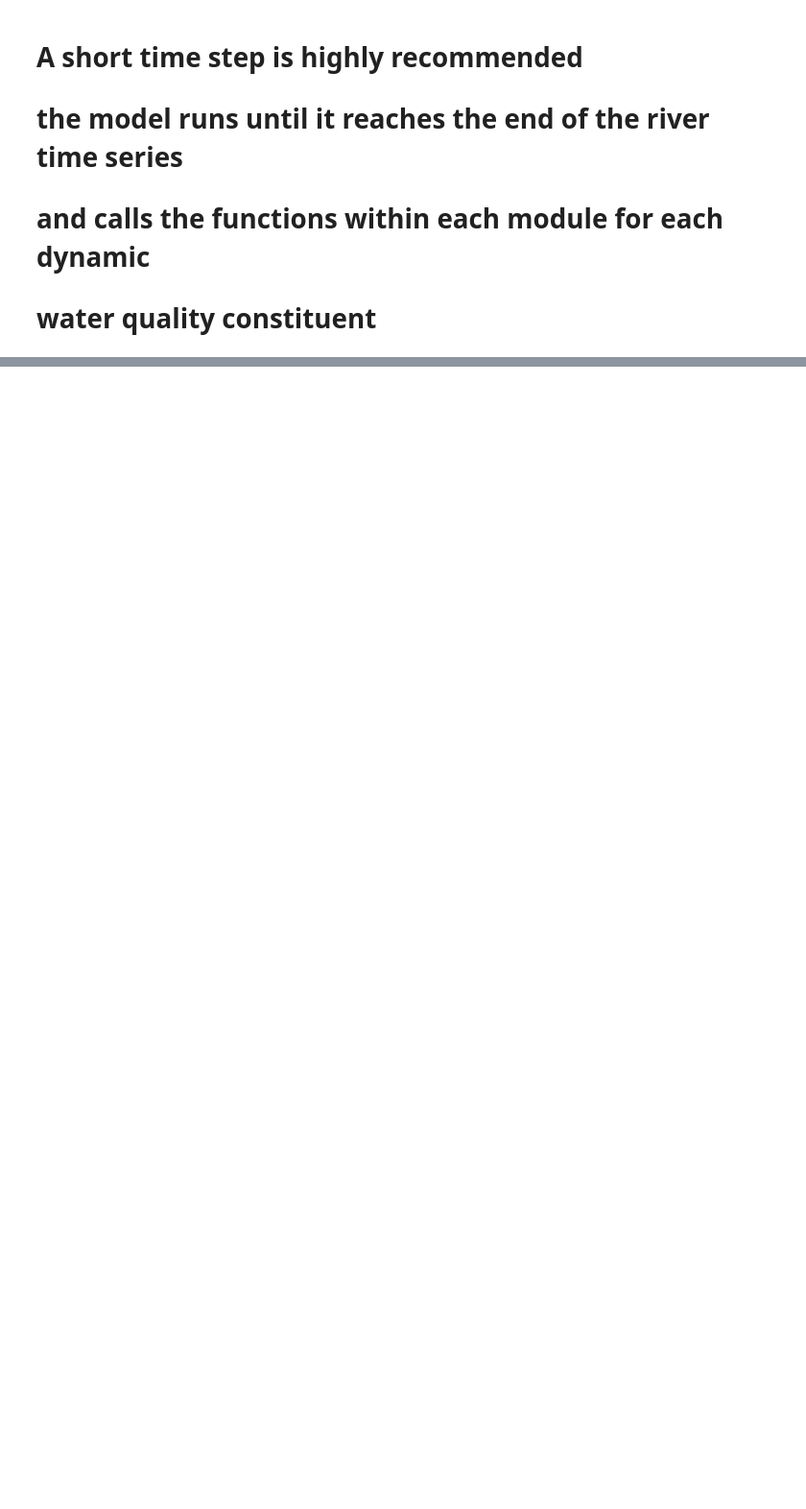
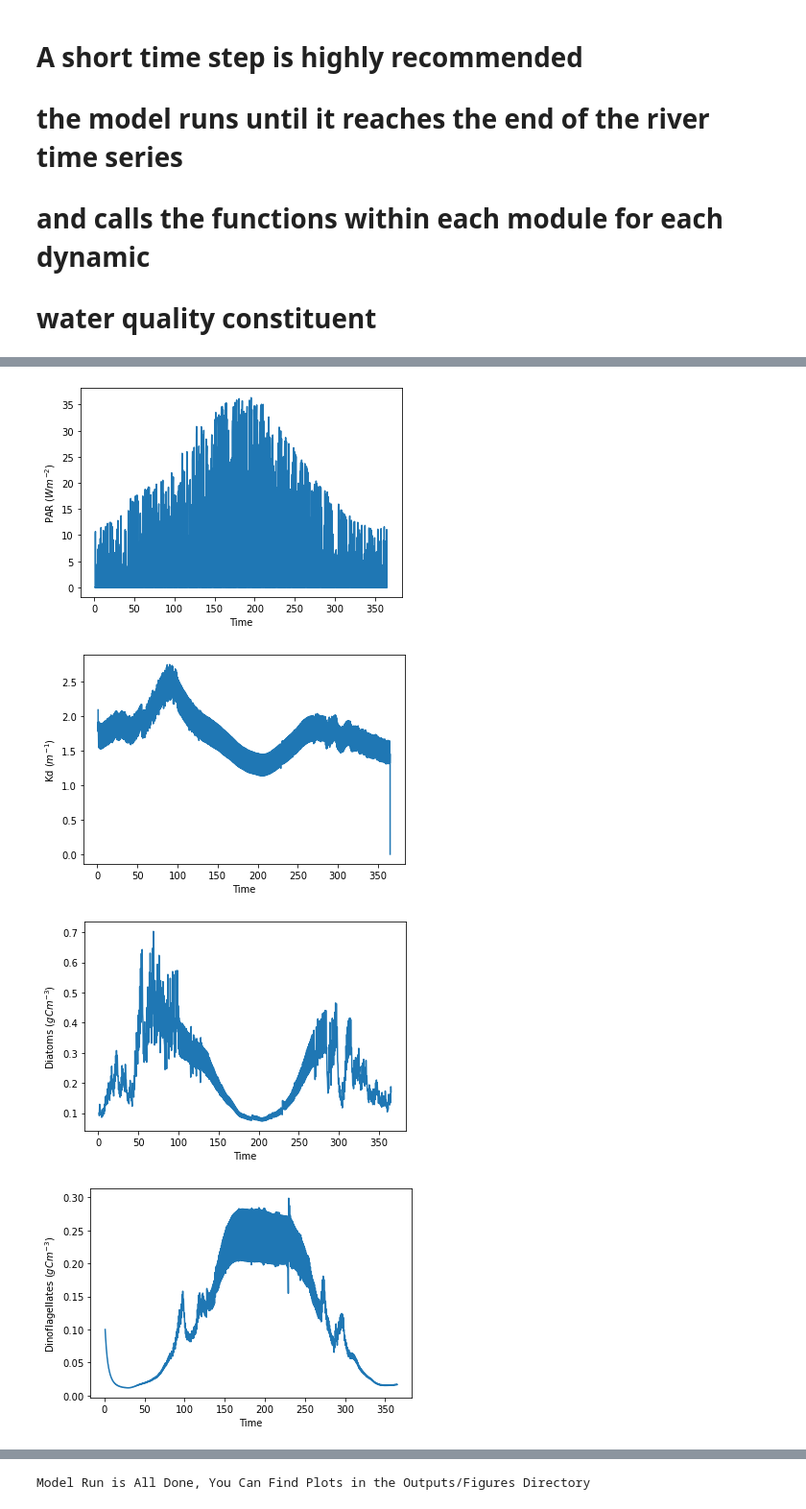
Before and after one commit to bclark805/pyICM, a Jupyter notebook: code/MAIN_NOTEBOOK.ipynb, the cells around one changed output, grey strips where cells are left out. Shown at 96% size. Cells and saved outputs as stored; diff of their text form; code cells hidden in the pictures; blank space fills up the shorter version.

Commit message:
Add files via upload
Uploaded main notebook with figures included and a time series comparison run for an example

```diff
--- a/code/MAIN_NOTEBOOK.ipynb
+++ b/code/MAIN_NOTEBOOK.ipynb
@@ -11,7 +11,7 @@ import sys
 # Find where we are on the computer and make sure it is the pyICM directory
 HomeDir = os.path.expanduser('~')  # get the home directory
 
-ICMDir = HomeDir + "/Desktop/pyICM"
+ICMDir = HomeDir + "/Desktop/pyICM-main"
 # Navigate to the home directory
 os.chdir(ICMDir)
 print('Moved to Directory',ICMDir)
@@ -483,62 +490,77 @@ Model run is complete, plotting some things now
 # plt.ylabel('$ISS (g m^{-3})$')
 # plt.savefig(FDir + '/ISS_ts.png')
 # plt.show()
+plt.plot(modtime/86400, PAR)
+plt.xlabel('Time')
+plt.ylabel('PAR $(W m^{-2})$')
+plt.savefig(FDir + '/' + StatName + 'PAR_calculated_ts.png')
+plt.show()
+
+# plt.plot(modtime/86400, Rrs)
+# plt.xlabel('Time')
+# plt.ylabel('Rrs $(sr^{-1})$')
+# plt.savefig(FDir + '/' + StatName + 'Rrs_calculated_ts.png')
+# plt.show()
 
 plt.plot(modtime/86400, KD_PAR)
 plt.xlabel('Time')
-plt.ylabel('$Kd (m^{-1})$')
-plt.savefig(FDir + '/KDPAR_ts.png')
+plt.ylabel('Kd $(m^{-1})$')
+plt.savefig(FDir + '/' + StatName + 'KD_PAR_calculated_ts.png')
 plt.show()
 
-plt.plot(modtime/86400, 90-SZA)
-plt.xlabel('Time')
-plt.ylabel('$SZA(degrees)$')
-plt.savefig(FDir + '/SZA_ts.png')
-plt.show()
+# plt.plot(modtime/86400, 90-SZA)
+# plt.xlabel('Time')
+# plt.ylabel('$SZA(degrees)$')
+# plt.savefig(FDir + '/SZA_ts.png')
+# plt.show()
 
 
 plt.plot(modtime/86400, B1)
 plt.xlabel('Time')
-plt.ylabel('$Diatomss (gC m^{-3})$')
-plt.savefig(FDir + '/Algae1_ts.png')
+plt.ylabel('Diatoms $(gC m^{-3})$')
+plt.savefig(FDir + '/' + StatName + 'Diatoms_calculated_ts.png')
 plt.show()
 
 plt.plot(modtime/86400, B2)
 plt.xlabel('Time')
-plt.ylabel('$Dinoflagellates (gC m^{-3})$')
-plt.savefig(FDir + '/Algae2_ts.png')
+plt.ylabel('Dinoflagellates $(gC m^{-3})$')
+plt.savefig(FDir + '/' + StatName + 'Dinoflagellates_calculated_ts.png')
 plt.show()
 
 
 plt.plot(modtime/86400, NH4)
 plt.xlabel('Time')
-plt.ylabel('$NH4 (gNm^{-3})$')
-plt.savefig(FDir + '/NH4_ts.png')
+plt.ylabel('NH4 (g N $m^{-3})$')
+plt.savefig(FDir + '/' + StatName + 'NH4_calculated_ts.png')
 plt.show()
 
 plt.plot(modtime/86400, NO3)
 plt.xlabel('Time')
-plt.ylabel('$NO3 (gNm^{-3})$')
-plt.savefig(FDir + '/NO3_ts.png')
+plt.ylabel('NO3 (g N $m^{-3})$')
+plt.savefig(FDir + '/' + StatName + 'NO3_calculated_ts.png')
 plt.show()
 
 plt.plot(modtime/86400, DO2)
 plt.xlabel('Time')
 plt.ylabel('$O2 (g m^{-3})$')
-plt.savefig(FDir + '/DO2_ts.png')
+plt.savefig(FDir + '/' + StatName + 'DissolvedOxygen_calculated_ts.png')
 plt.show()
 
-# plt.plot(modtime/86400, NPP1)
-# plt.xlabel('Time')
-# plt.ylabel('$Algae 1 NPP (g C m^{-2} d^{-1})$')
-# plt.savefig(FDir + '/NPP_ts.png')
-# plt.show()
+plt.plot(modtime/86400, NPP1+NPP2)
+plt.xlabel('Time')
+plt.ylabel('Net Primary Production (g C m^{-2} d^{-1})$')
+plt.savefig(FDir + '/' + StatName + 'NPP_calculated_ts.png')
+plt.show()
 
 # plt.plot(modtime/86400, NPP2)
 # plt.xlabel('Time')
 # plt.ylabel('$Algae 2 NPP (g C m^{-2} d^{-1})$')
 # plt.savefig(FDir + '/NPP_ts.png')
 # plt.show()
 
-
 print('Model Run is All Done, You Can Find Plots in the Outputs/Figures Directory')
+# %% [output]
+[figure, added]
+[figure, added]
+[figure, added]
+[figure, added]
@@ -545,3 +571,4 @@ print('Model Run is All Done, You Can Find Plots in the Outputs/Figures Director
+Model Run is All Done, You Can Find Plots in the Outputs/Figures Directory
 # %%
 #now reRun the code Again but we can change the model forcing
 # #first we will put the variables we care to a different array
```
Also changed, not shown: parts of 8 cells of this notebook.
